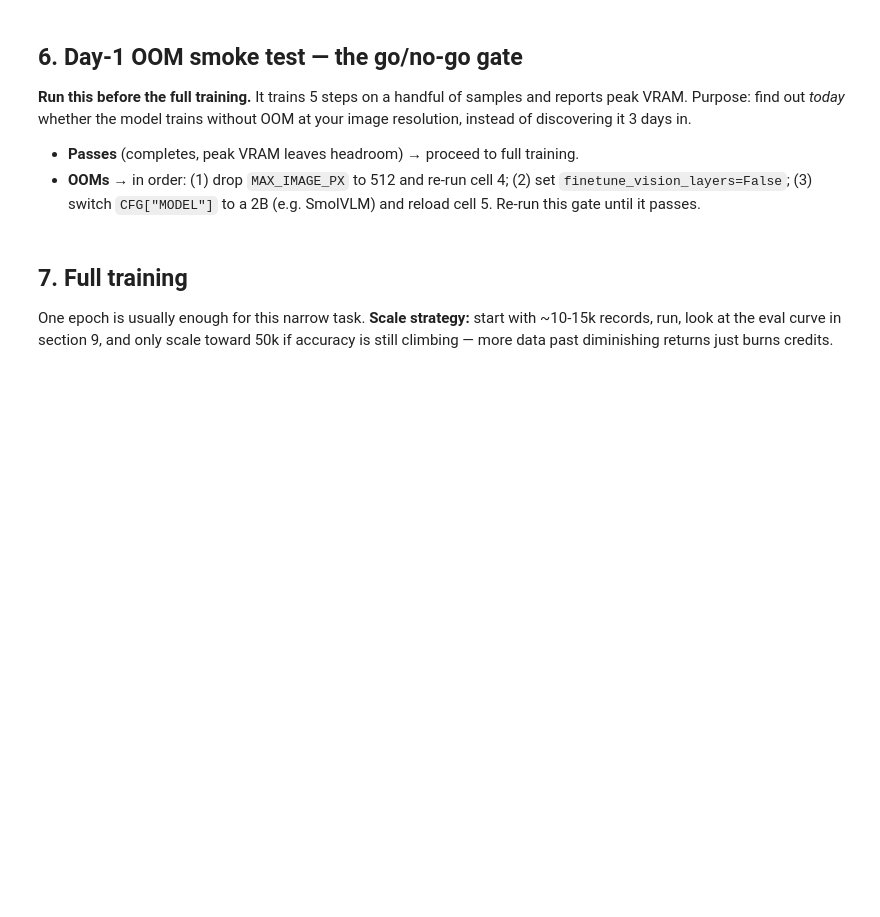
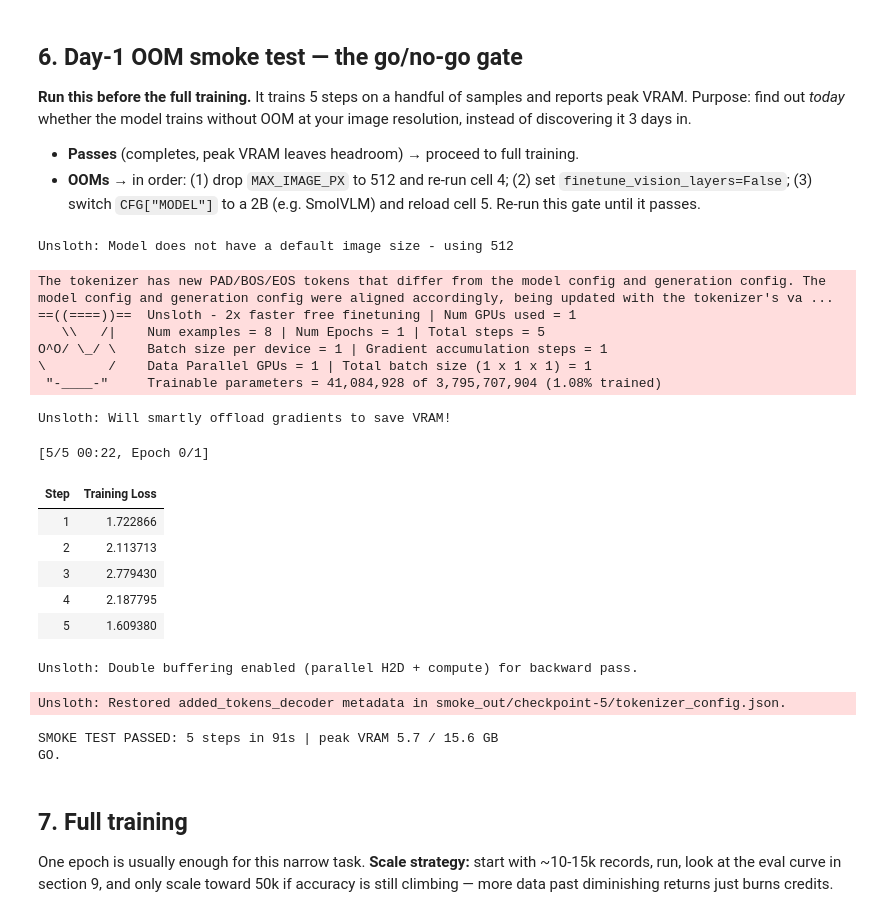
Before and after one commit to alsy7009/slm, a Jupyter notebook: src/CircuitSight_training.ipynb, the cells around one changed output. Drawn from its saved outputs; the diff is of its cells as text; code cells hidden in the pictures; blank space fills up the shorter version.

```diff
--- a/src/CircuitSight_training.ipynb
+++ b/src/CircuitSight_training.ipynb
@@ -86,9 +167,12 @@ Each row → a user turn (image + instruction + question) and an assistant turn
 # %%
+# Lazy image loading: keep only lightweight text rows in RAM; decode each image
+# on demand when the trainer pulls it. This avoids holding 11k decoded images at once.
 def load_image(name):
     img = Image.open(os.path.join(IMG_DIR, name)).convert("RGB")
     m = CFG["MAX_IMAGE_PX"]
     if max(img.size) > m:
-        s = m / max(img.size); img = img.resize((int(img.size[0]*s), int(img.size[1]*s)))
+        s = m / max(img.size)
+        img = img.resize((int(img.size[0]*s), int(img.size[1]*s)))
     return img
 
 def to_conversation(row):
@@ -99,6 +183,36 @@ def to_conversation(row):
         {"role":"assistant","content":[{"type":"text","text": row["target_output"]}]},
     ]}
 
-train_conv = [to_conversation(r) for r in train_rows]
-print("formatted", len(train_conv), "samples")
+class LazyConvDataset:
+    """Builds each conversation (and loads its image) only when accessed."""
+    def __init__(self, rows): self.rows = rows
+    def __len__(self): return len(self.rows)
+    def __getitem__(self, i):
+        if isinstance(i, slice):
+            return LazyConvDataset(self.rows[i])   # slicing -> a smaller lazy dataset
+        return to_conversation(self.rows[i])
+    def select(self, idxs):                        # HF-style helper, used by some trainers
+        return LazyConvDataset([self.rows[k] for k in idxs])
+
+train_conv = LazyConvDataset(train_rows)
+print("lazy dataset ready:", len(train_conv), "samples (images load on demand)")
 print("sample user text:\n", train_conv[0]["messages"][0]["content"][1]["text"][:200])
+
+# def load_image(name):
+#     img = Image.open(os.path.join(IMG_DIR, name)).convert("RGB")
+#     m = CFG["MAX_IMAGE_PX"]
+#     if max(img.size) > m:
+#         s = m / max(img.size); img = img.resize((int(img.size[0]*s), int(img.size[1]*s)))
+#     return img
+
+# def to_conversation(row):
+#     return {"messages": [
+#         {"role":"user","content":[
+#             {"type":"image","image": load_image(row["image"])},
+#             {"type":"text","text": INSTRUCTION + "\n\nQuestion: " + row["question"]}]},
+#         {"role":"assistant","content":[{"type":"text","text": row["target_output"]}]},
+#     ]}
+
+# train_conv = [to_conversation(r) for r in train_rows]
+# print("formatted", len(train_conv), "samples")
+# print("sample user text:\n", train_conv[0]["messages"][0]["content"][1]["text"][:200])
@@ -126,24 +269,44 @@ print("model + LoRA ready")
 # %%
 import time
 FastVisionModel.for_training(model)
 smoke = SFTTrainer(
     model=model, tokenizer=tokenizer,
     data_collator=UnslothVisionDataCollator(model, tokenizer),
-    train_dataset=train_conv[:8],
+    train_dataset=LazyConvDataset(train_rows[:8]),
     args=SFTConfig(
         per_device_train_batch_size=1, gradient_accumulation_steps=1,
         warmup_steps=0, max_steps=5, learning_rate=CFG["LR"], logging_steps=1,
         optim="adamw_8bit", weight_decay=0.001, lr_scheduler_type="linear",
         seed=CFG["SEED"], output_dir="smoke_out", report_to="none",
         remove_unused_columns=False, dataset_text_field="",
         dataset_kwargs={"skip_prepare_dataset": True}, max_length=CFG["MAX_LEN"],
     ))
 torch.cuda.reset_peak_memory_stats()
 t=time.time(); smoke.train(); dt=time.time()-t
 peak = torch.cuda.max_memory_reserved()/1e9
 total = torch.cuda.get_device_properties(0).total_memory/1e9
 print(f"\nSMOKE TEST PASSED: 5 steps in {dt:.0f}s | peak VRAM {peak:.1f} / {total:.1f} GB")
 print("GO." if peak < 0.9*total else "TIGHT - lower MAX_IMAGE_PX before the full run.")
+# %% [output]
+Unsloth: Model does not have a default image size - using 512
+The tokenizer has new PAD/BOS/EOS tokens that differ from the model config and generation config. The model config and generation config were aligned accordingly, being updated with the tokenizer's va ...
+==((====))==  Unsloth - 2x faster free finetuning | Num GPUs used = 1
+   \\   /|    Num examples = 8 | Num Epochs = 1 | Total steps = 5
+O^O/ \_/ \    Batch size per device = 1 | Gradient accumulation steps = 1
+\        /    Data Parallel GPUs = 1 | Total batch size (1 x 1 x 1) = 1
+ "-____-"     Trainable parameters = 41,084,928 of 3,795,707,904 (1.08% trained)
+Unsloth: Will smartly offload gradients to save VRAM!
+[5/5 00:22, Epoch 0/1]
+| Step | Training Loss |
+| 1 | 1.722866 |
+| 2 | 2.113713 |
+| 3 | 2.779430 |
+| 4 | 2.187795 |
+| 5 | 1.609380 |
+Unsloth: Double buffering enabled (parallel H2D + compute) for backward pass.
+Unsloth: Restored added_tokens_decoder metadata in smoke_out/checkpoint-5/tokenizer_config.json.
+SMOKE TEST PASSED: 5 steps in 91s | peak VRAM 5.7 / 15.6 GB
+GO.
 # %% [markdown]
 ## 7. Full training
 
```
Also changed, not shown: parts of 10 cells of this notebook, 1 other file.
